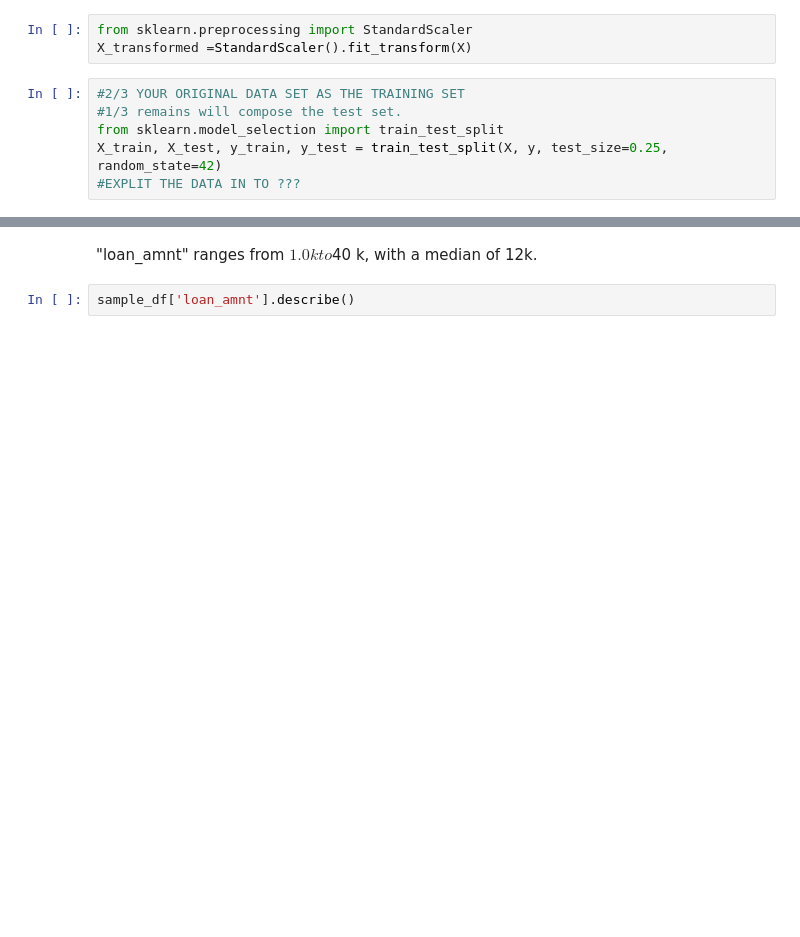
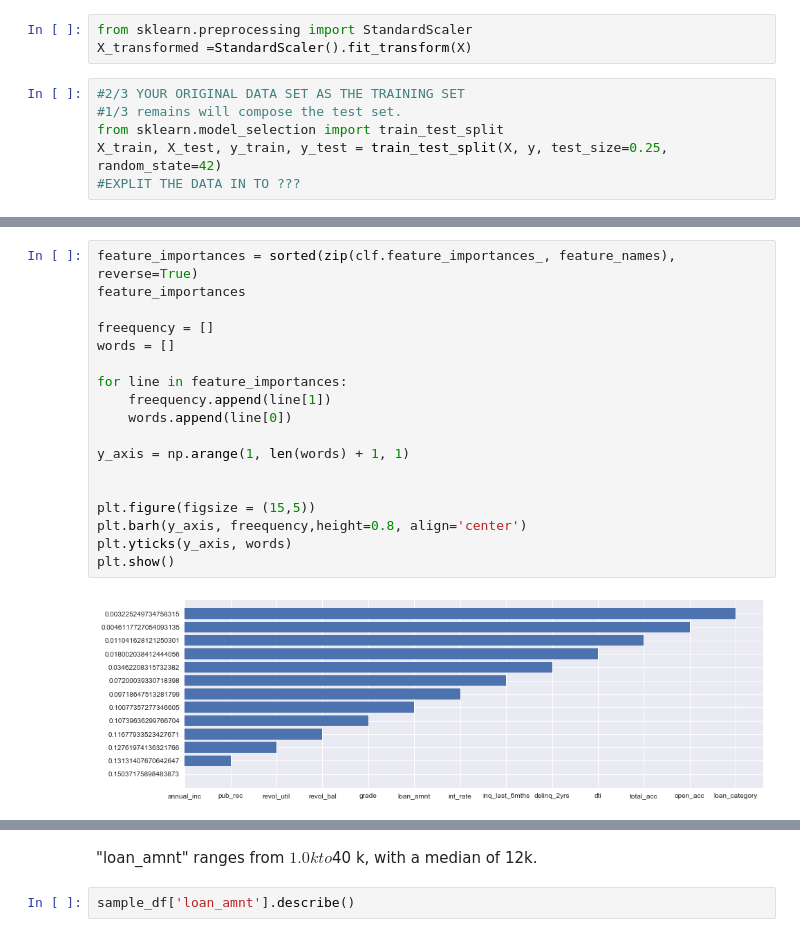
Before and after one commit to kmurakam26/Project-3, a Jupyter notebook: Random_Forest.ipynb, the cells around one changed output, grey strips where cells are left out. Cells and saved outputs as stored; diff of their text form; blank space fills up the shorter version.

```diff
--- a/Random_Forest.ipynb
+++ b/Random_Forest.ipynb
@@ -312,3 +296,23 @@ accuracy_score(y_test, clusters)  # we see an accuracy of 52.3%
+# %%
+feature_importances = sorted(zip(clf.feature_importances_, feature_names), reverse=True)
+feature_importances
+
+freequency = []
+words = []
+
+for line in feature_importances:
+    freequency.append(line[1])
+    words.append(line[0])
+
+y_axis = np.arange(1, len(words) + 1, 1)
+
+
+plt.figure(figsize = (15,5))
+plt.barh(y_axis, freequency,height=0.8, align='center')
+plt.yticks(y_axis, words)
+plt.show()
+# %% [output]
+[figure, added]
 # %%
 importances = clf.feature_importances_
 importances
```
Also changed, not shown: parts of 81 cells of this notebook.
